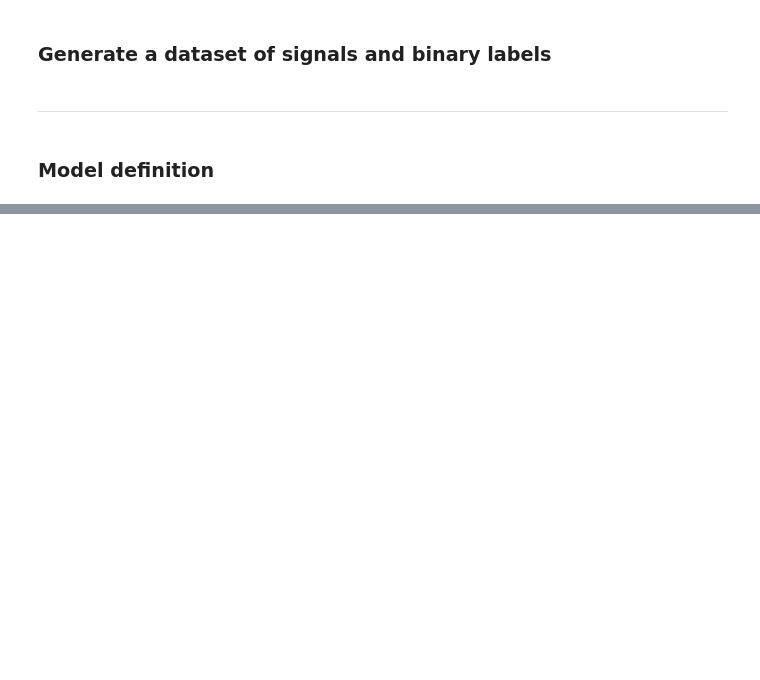
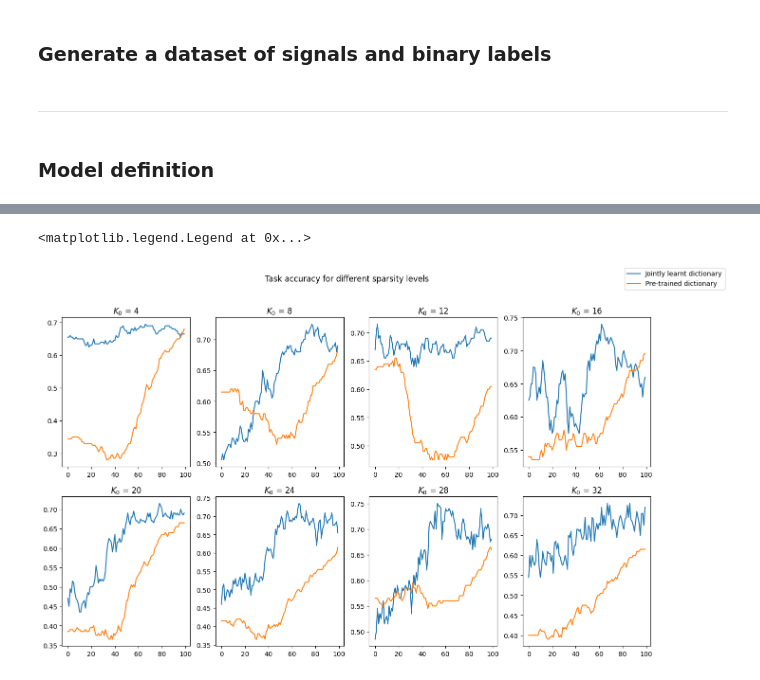
Before and after one commit to LeoDiNino97/TaskDrivenDictionaryLearning, a Jupyter notebook: classification_primer.ipynb, the cells around one changed output, grey strips where cells are left out. Saved outputs shown, nothing was run; the diff lists cells and outputs as text; code cells hidden in the pictures; blank space fills up the shorter version.

```diff
--- a/classification_primer.ipynb
+++ b/classification_primer.ipynb
@@ -275,0 +338,13 @@ plt.yscale('log')
+# %%
+fig, axs = plt.subplots(2, 4, figsize = (16,9))
+fig.suptitle('Task accuracy for different sparsity levels')
+for i, k in enumerate(Ks):
+    axs[i // 4, i % 4].plot(models_joint[k].eval_acc, label = 'Jointly learnt dictionary')
+    axs[i // 4, i % 4].plot(models_pre[k].eval_acc, label = 'Pre-trained dictionary')
+    axs[i // 4, i % 4].set_title(f'$K_0$ = {k}')
+
+handles, labels = axs[0, 0].get_legend_handles_labels()
+fig.legend(handles, labels)
+# %% [output]
+<matplotlib.legend.Legend at 0x...>
+[figure, added]
```
Also changed, not shown: parts of 14 cells of this notebook, 2 other files.
